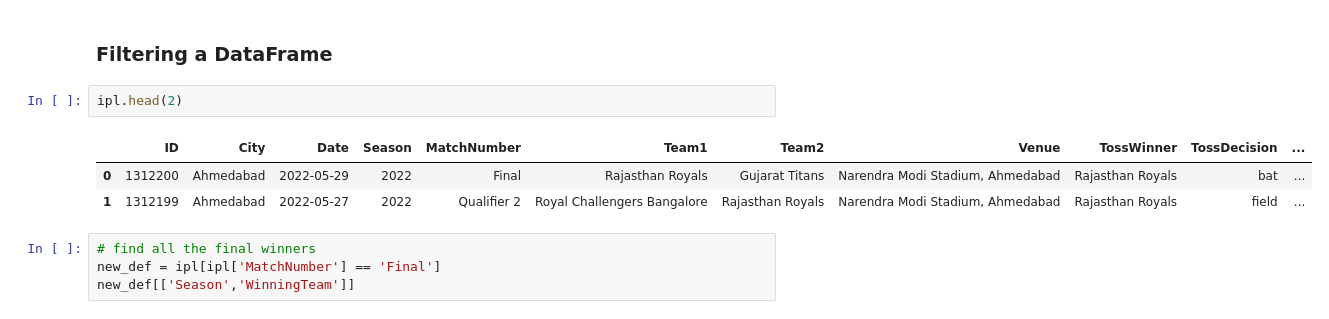
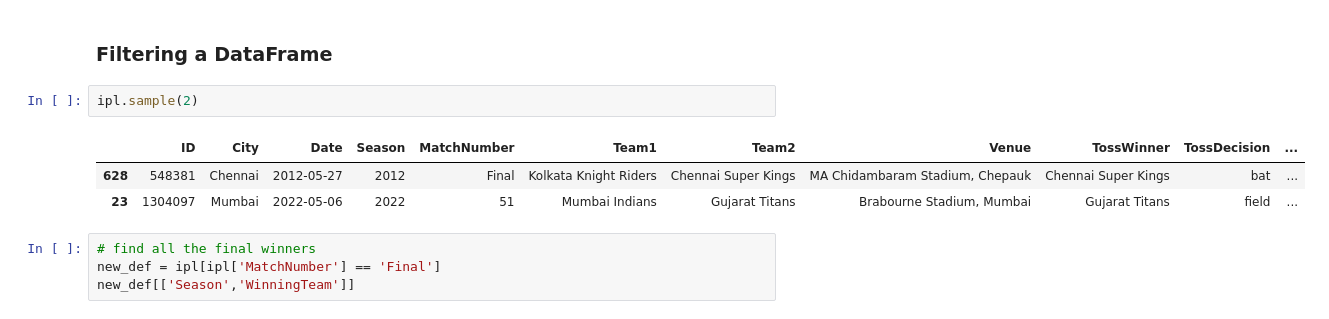
Before and after one commit to sahiil444/PYTHON, a Jupyter notebook: 04_Libraries/02_Pandas/02_Pandas_Dataframe/Dataframes.ipynb, the cells around one changed output. Drawn from its saved outputs; the diff is of its cells as text.

```diff
--- a/04_Libraries/02_Pandas/02_Pandas_Dataframe/Dataframes.ipynb
+++ b/04_Libraries/02_Pandas/02_Pandas_Dataframe/Dataframes.ipynb
@@ -618,11 +607,11 @@ movies.loc[0:2,'title_x':'poster_path']
 # %% [markdown]
 ### Filtering a DataFrame
 # %%
-ipl.head(2)
+ipl.sample(2)
 # %% [output]
 |  | ID | City | Date | Season | MatchNumber | Team1 | Team2 | Venue | TossWinner | TossDecision | ... |
-| 0 | 1312200 | Ahmedabad | 2022-05-29 | 2022 | Final | Rajasthan Royals | Gujarat Titans | Narendra Modi Stadium, Ahmedabad | Rajasthan Royals | bat | ... |
-| 1 | 1312199 | Ahmedabad | 2022-05-27 | 2022 | Qualifier 2 | Royal Challengers Bangalore | Rajasthan Royals | Narendra Modi Stadium, Ahmedabad | Rajasthan Royals | field | ... |
+| 628 | 548381 | Chennai | 2012-05-27 | 2012 | Final | Kolkata Knight Riders | Chennai Super Kings | MA Chidambaram Stadium, Chepauk | Chennai Super Kings | bat | ... |
+| 23 | 1304097 | Mumbai | 2022-05-06 | 2022 | 51 | Mumbai Indians | Gujarat Titans | Brabourne Stadium, Mumbai | Gujarat Titans | field | ... |
 # %%
 # find all the final winners
 new_def = ipl[ipl['MatchNumber'] == 'Final']
```
Also changed, not shown: parts of 10 cells of this notebook, 23 other files.
